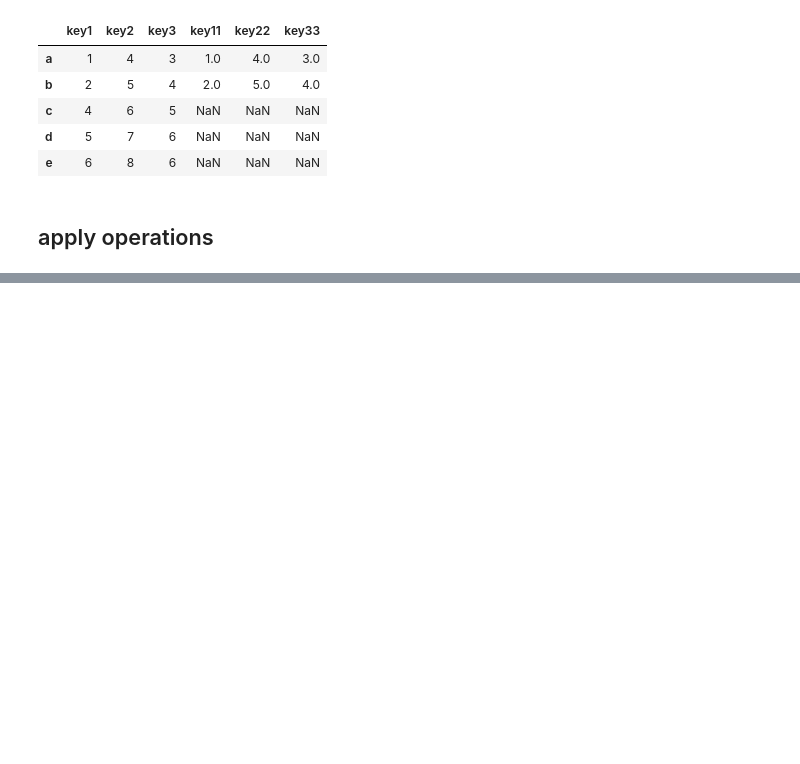
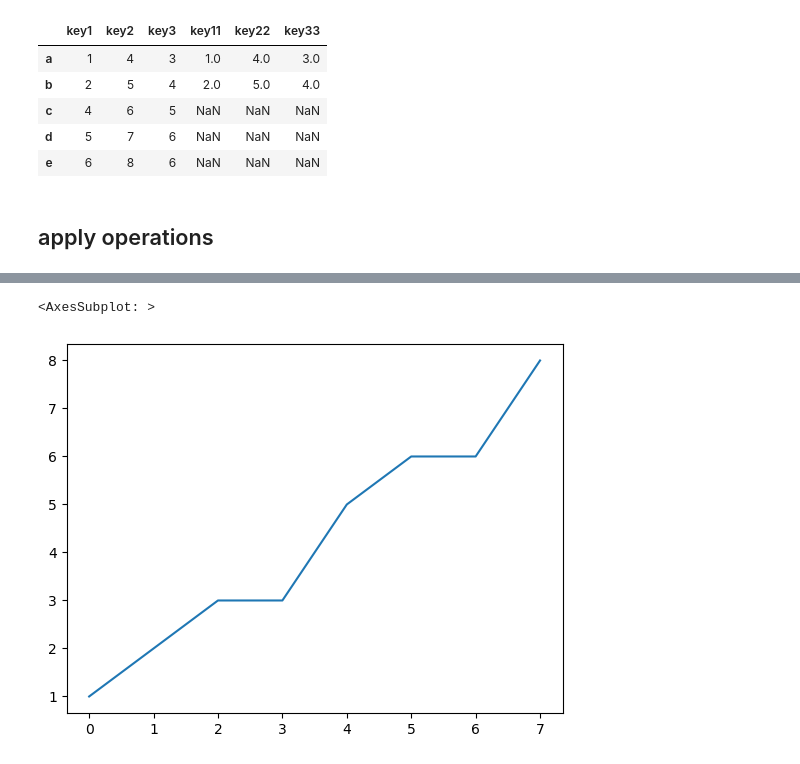
Before and after one commit to vipin0761/Data_Science, a Jupyter notebook: pandas_part_2.ipynb, the cells around one changed output, grey strips where cells are left out. Drawn from its saved outputs; the diff is of its cells as text; code cells hidden in the pictures; blank space fills up the shorter version.

```diff
--- a/pandas_part_2.ipynb
+++ b/pandas_part_2.ipynb
@@ -147,0 +401,3 @@ df['car_fare'] = df['Fare'].apply(cat_fare)
+# %%
+d = pd.Series([1,2,3,3,5,6,6,8])
+d
@@ -147,0 +414,5 @@ df['car_fare'] = df['Fare'].apply(cat_fare)
+# %%
+d.plot()
+# %% [output]
+<AxesSubplot: >
+[figure, added]
```
Also changed, not shown: parts of 60 cells of this notebook.
